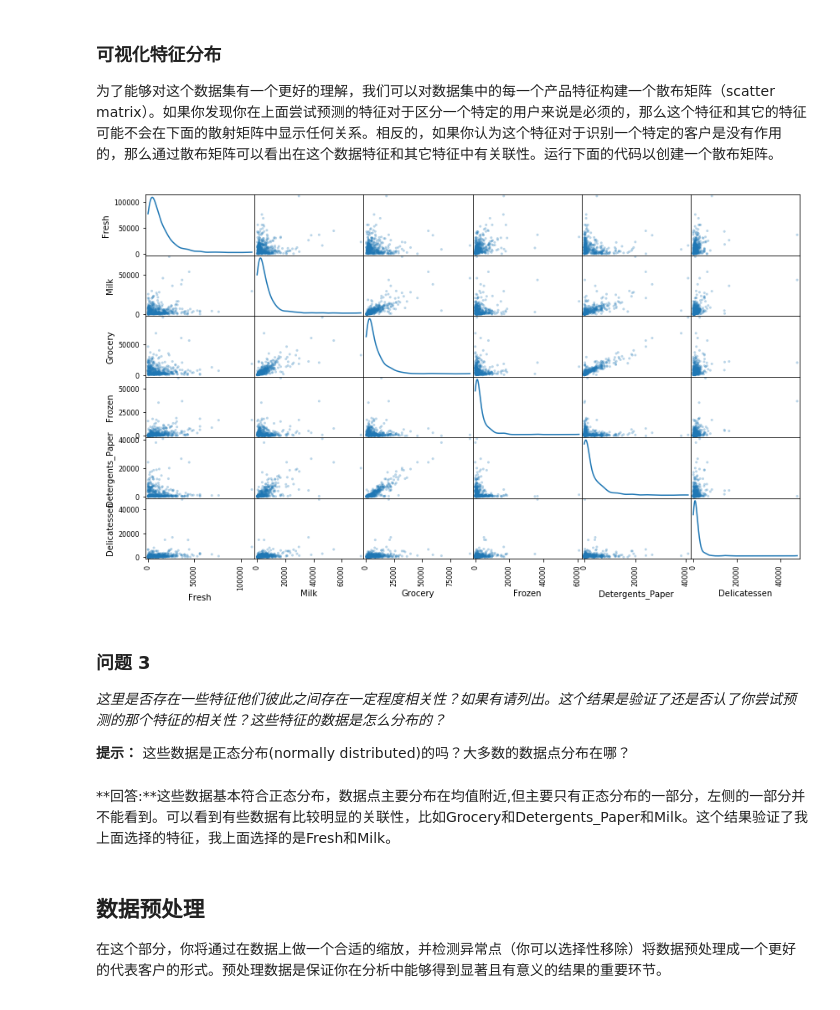
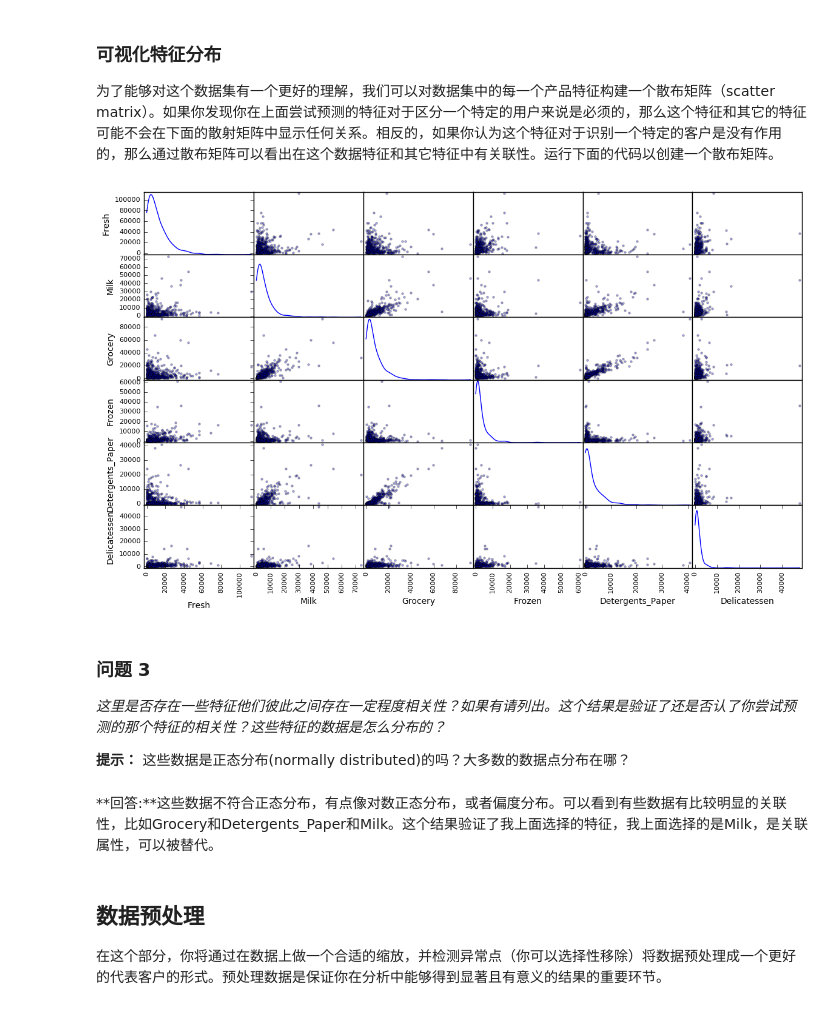
Before and after one commit to luqifeng/creating_customer_segments, a Jupyter notebook: customer_segments.ipynb, the cells around one changed output. Cells and saved outputs as stored; diff of their text form; code cells hidden in the pictures.

```diff
--- a/customer_segments.ipynb
+++ b/customer_segments.ipynb
@@ -124,16 +124,16 @@ print score
 为了能够对这个数据集有一个更好的理解，我们可以对数据集中的每一个产品特征构建一个散布矩阵（scatter matrix）。如果你发现你在上面尝试预测的特征对于区分一个特定的用户来说是必须的，那么这个特征和其它的特征可能不会在下面的散射矩阵中显示任何关系。相反的，如果你认为这个特征对于识别一个特定的客户是没有作用的，那么通过散布矩阵可以看出在这个数据特征和其它特征中有关联性。运行下面的代码以创建一个散布矩阵。
 # %%
 # 对于数据中的每一对特征构造一个散布矩阵
-pd.plotting.scatter_matrix(data, alpha = 0.3, figsize = (14,8), diagonal = 'kde');
+pd.tools.plotting.scatter_matrix(data, alpha = 0.3, figsize = (14,8), diagonal = 'kde');
 # %% [output]
-[figure, old version]
+[figure, new version]
 # %% [markdown]
 ### 问题 3
 *这里是否存在一些特征他们彼此之间存在一定程度相关性？如果有请列出。这个结果是验证了还是否认了你尝试预测的那个特征的相关性？这些特征的数据是怎么分布的？*
 
 **提示：** 这些数据是正态分布(normally distributed)的吗？大多数的数据点分布在哪？
 # %% [markdown]
-**回答:**这些数据基本符合正态分布，数据点主要分布在均值附近,但主要只有正态分布的一部分，左侧的一部分并不能看到。可以看到有些数据有比较明显的关联性，比如Grocery和Detergents_Paper和Milk。这个结果验证了我上面选择的特征，我上面选择的是Fresh和Milk。
+**回答:**这些数据不符合正态分布，有点像对数正态分布，或者偏度分布。可以看到有些数据有比较明显的关联性，比如Grocery和Detergents_Paper和Milk。这个结果验证了我上面选择的特征，我上面选择的是Milk，是关联属性，可以被替代。
 # %% [markdown]
 ## 数据预处理
 在这个部分，你将通过在数据上做一个合适的缩放，并检测异常点（你可以选择性移除）将数据预处理成一个更好的代表客户的形式。预处理数据是保证你在分析中能够得到显著且有意义的结果的重要环节。
```
Also changed, not shown: parts of 19 cells of this notebook, 1 other file.
